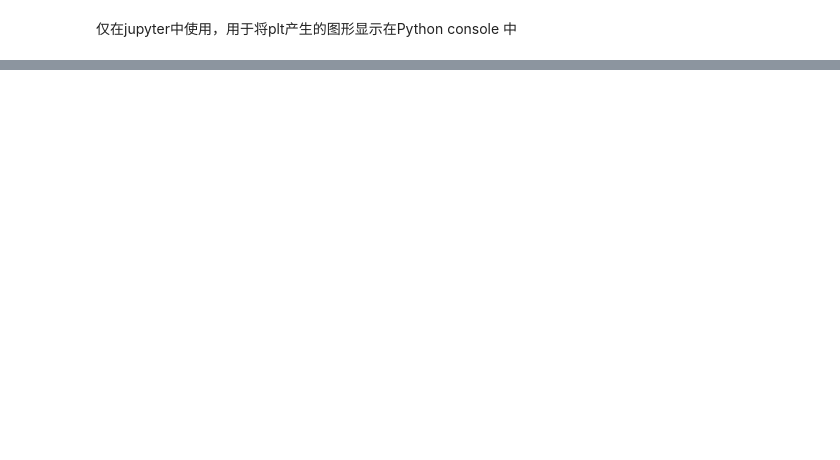
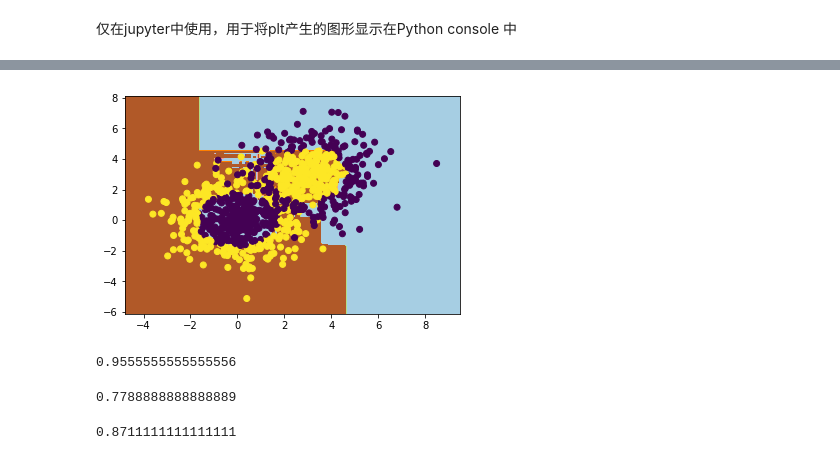
Before and after one commit to seanwu506/pinard, a Jupyter notebook: Adaboost.ipynb, the cells around one changed output, grey strips where cells are left out. Saved outputs shown, nothing was run; the diff lists cells and outputs as text; code cells hidden in the pictures; blank space fills up the shorter version.

```diff
--- a/Adaboost.ipynb
+++ b/Adaboost.ipynb
@@ -25,0 +56,23 @@ bdt = AdaBoostClassifier(DecisionTreeClassifier())
+# %%
+
+plt.contourf(xx, yy, z, cmap=plt.cm.Paired)
+plt.scatter(x[:,0],x[:,1],marker = 'o',c=y)
+plt.show()
+# %% [output]
+[figure, added]
+# %%
+bdt.score(x,y)
+# %% [output]
+0.9555555555555556
+# %%
+dt = DecisionTreeClassifier(max_depth=2,min_samples_split = 20,min_samples_leaf = 5)
+dt.fit(x,y)
+dt.score(x,y)
+# %% [output]
+0.7788888888888889
+# %%
+dt = DecisionTreeClassifier(max_depth=3,min_samples_split = 20,min_samples_leaf = 5)
+dt.fit(x,y)
+dt.score(x,y)
+# %% [output]
+0.8711111111111111
```
Also changed, not shown: parts of 8 cells of this notebook.
